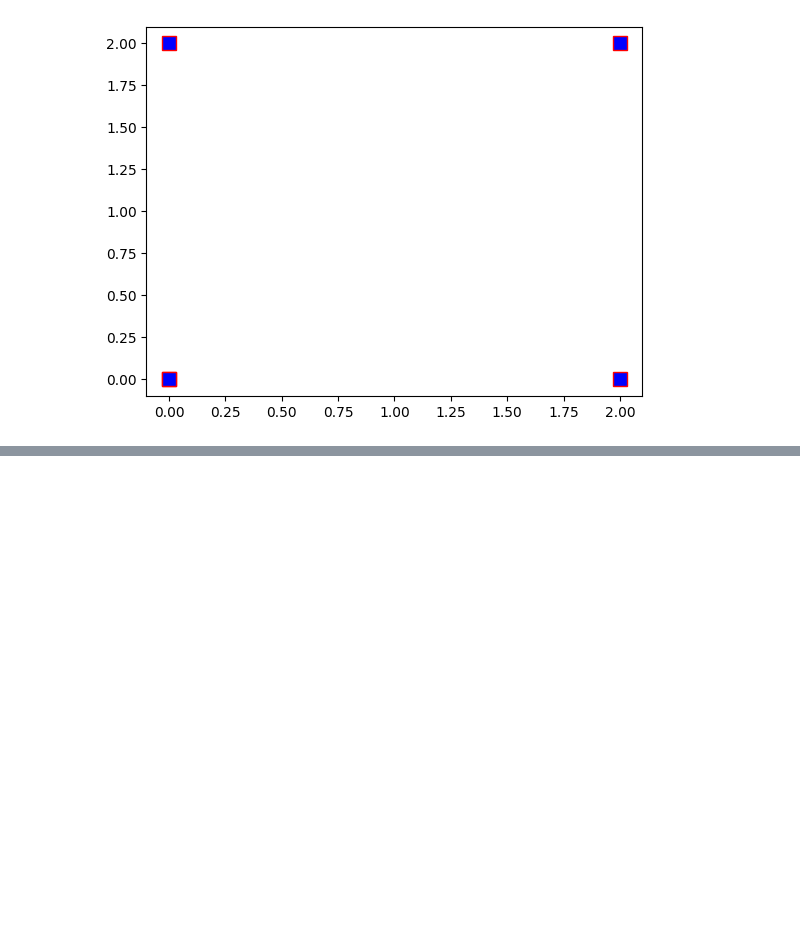
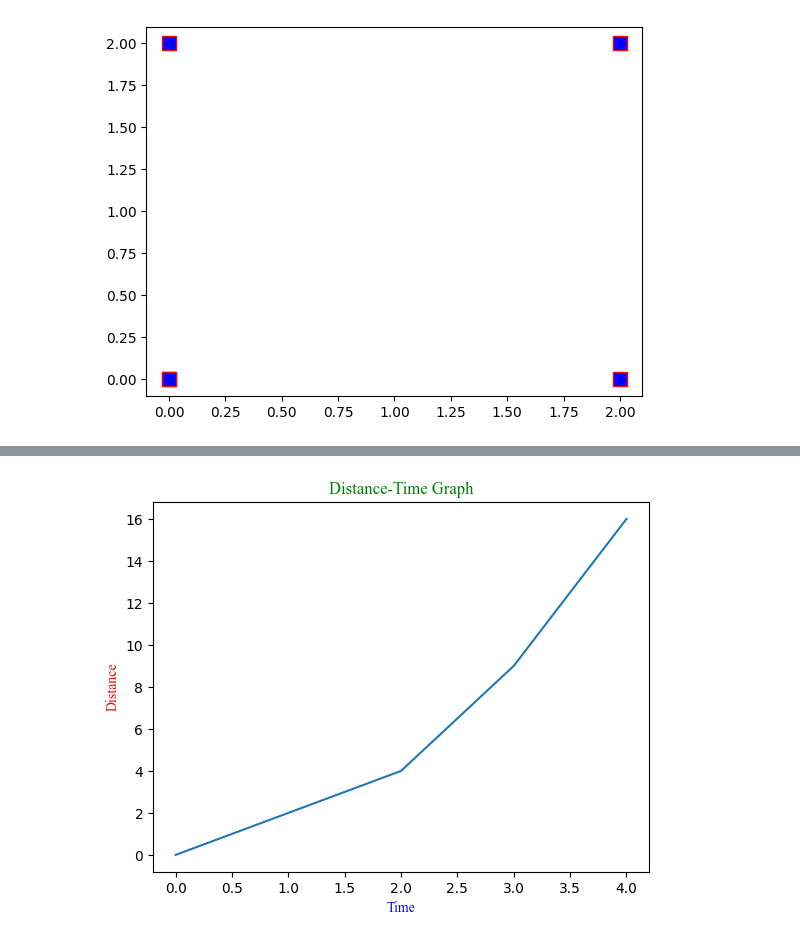
Before and after one commit to manusharansah/Python, a Jupyter notebook: Basics/matplotlib_basics.ipynb, the cells around one changed output, grey strips where cells are left out. Saved outputs shown, nothing was run; the diff lists cells and outputs as text; code cells hidden in the pictures; blank space fills up the shorter version.

```diff
--- a/Basics/matplotlib_basics.ipynb
+++ b/Basics/matplotlib_basics.ipynb
@@ -83,0 +108,20 @@ plt.show()
+# %%
+# Inserting customozid label and title
+
+import matplotlib.pyplot as plt
+import numpy as np
+
+time = np.array([0,1,2,3,4])
+distance = np.array([0,2,4,9,16])
+
+
+xfont = {'family': 'Times New Roman','color': 'Blue'}
+yfont = {'family': 'Times New Roman','color': 'Red'}
+titlefont = {'family': 'Times New Roman','color': 'Green'}
+plt.plot(time,distance)
+plt.xlabel("Time",fontdict = xfont)
+plt.ylabel("Distance",yfont)
+plt.title("Distance-Time Graph",titlefont, loc = 'center')
+plt.show()
+# %% [output]
+[figure, added]
```
Also changed, not shown: parts of 3 cells of this notebook.
